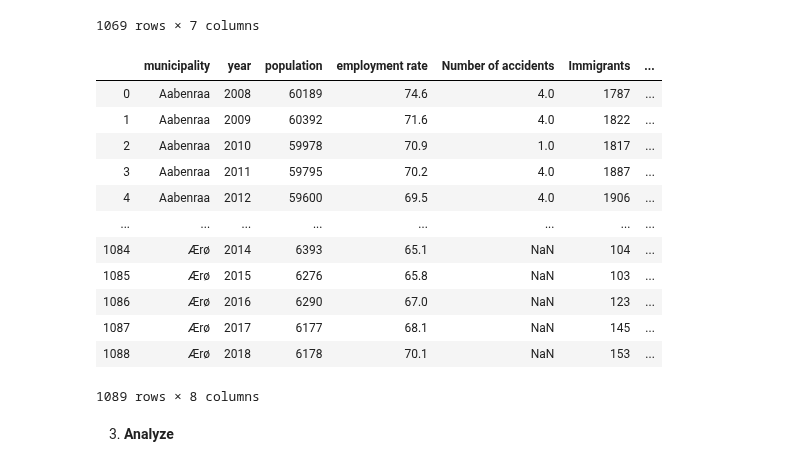
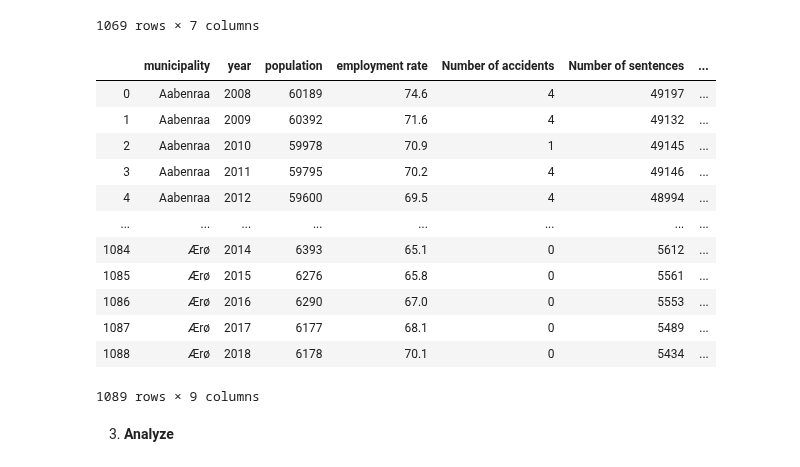
Before and after one commit to Rapyki/projects-2020-slangerne, a Jupyter notebook: dataproject/dataproject.ipynb, the cells around one changed output. Saved outputs shown, nothing was run; the diff lists cells and outputs as text; code cells hidden in the pictures.

Commit message:
Fixed the Last Tabel

```diff
--- a/dataproject/dataproject.ipynb
+++ b/dataproject/dataproject.ipynb
@@ -332,25 +325,28 @@ avginc
 # %%
 #Merge of all the downloaded datasets to one
 
 Tabel1 = pop
-
-Tabel1 = Tabel1.join([empl['employment rate'],accidents['Number of accidents'],immigrants['Immigrants'],sentences['Number of sentences'],avginc['Avg disp income']]) #['x'] tells which columns shall be used / transported to the new main tabel.
+Tabel1 = Tabel1.join([empl['employment rate'],accidents['Number of accidents'],sentences['Number of sentences'],avginc['Avg disp income'],immigrants['Immigrants']]) #['x'] tells which columns shall be used / transported to the new main tabel.
+Tabel1['Immigrants Ratio (%)'] = immigrants['Immigrants']/Tabel1['population']*100
+Tabel1['Immigrants Ratio (%)'] = Tabel1['Immigrants Ratio (%)'].round(2)
+Tabel1 = Tabel1.fillna(0)
+Tabel1['Number of accidents'] = Tabel1['Number of accidents'].astype(int)
 
 Tabel1
 # %% [output]
-|  | municipality | year | population | employment rate | Number of accidents | Immigrants | ... |
-| 0 | Aabenraa | 2008 | 60189 | 74.6 | 4.0 | 1787 | ... |
-| 1 | Aabenraa | 2009 | 60392 | 71.6 | 4.0 | 1822 | ... |
-| 2 | Aabenraa | 2010 | 59978 | 70.9 | 1.0 | 1817 | ... |
-| 3 | Aabenraa | 2011 | 59795 | 70.2 | 4.0 | 1887 | ... |
-| 4 | Aabenraa | 2012 | 59600 | 69.5 | 4.0 | 1906 | ... |
+|  | municipality | year | population | employment rate | Number of accidents | Number of sentences | ... |
+| 0 | Aabenraa | 2008 | 60189 | 74.6 | 4 | 49197 | ... |
+| 1 | Aabenraa | 2009 | 60392 | 71.6 | 4 | 49132 | ... |
+| 2 | Aabenraa | 2010 | 59978 | 70.9 | 1 | 49145 | ... |
+| 3 | Aabenraa | 2011 | 59795 | 70.2 | 4 | 49146 | ... |
+| 4 | Aabenraa | 2012 | 59600 | 69.5 | 4 | 48994 | ... |
 | ... | ... | ... | ... | ... | ... | ... | ... |
-| 1084 | Ærø | 2014 | 6393 | 65.1 | NaN | 104 | ... |
-| 1085 | Ærø | 2015 | 6276 | 65.8 | NaN | 103 | ... |
-| 1086 | Ærø | 2016 | 6290 | 67.0 | NaN | 123 | ... |
-| 1087 | Ærø | 2017 | 6177 | 68.1 | NaN | 145 | ... |
-| 1088 | Ærø | 2018 | 6178 | 70.1 | NaN | 153 | ... |
+| 1084 | Ærø | 2014 | 6393 | 65.1 | 0 | 5612 | ... |
+| 1085 | Ærø | 2015 | 6276 | 65.8 | 0 | 5561 | ... |
+| 1086 | Ærø | 2016 | 6290 | 67.0 | 0 | 5553 | ... |
+| 1087 | Ærø | 2017 | 6177 | 68.1 | 0 | 5489 | ... |
+| 1088 | Ærø | 2018 | 6178 | 70.1 | 0 | 5434 | ... |
-1089 rows × 8 columns
+1089 rows × 9 columns
 # %% [markdown]
 3. **Analyze**
 # %% [markdown]
```
Also changed, not shown: parts of 2 cells of this notebook.
